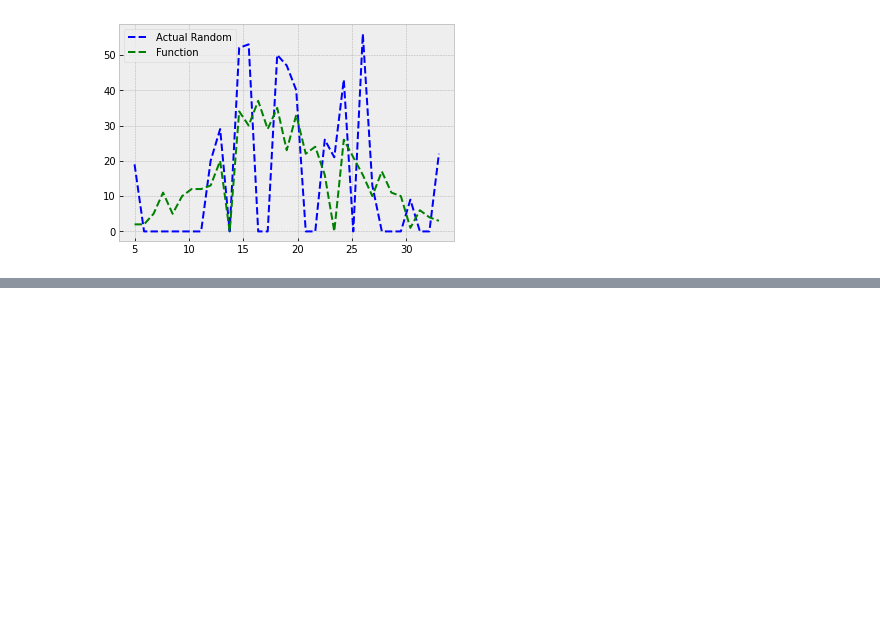
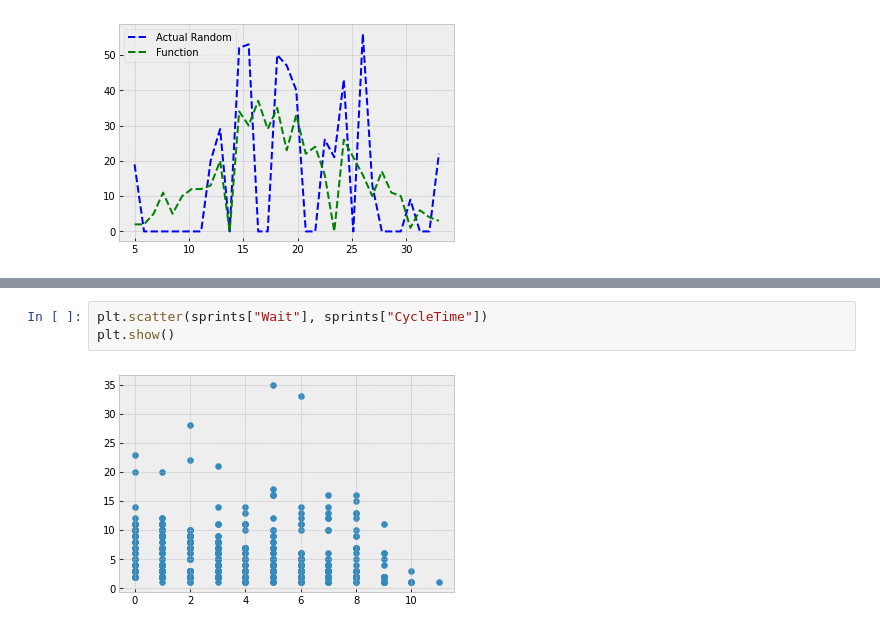
Before and after one commit to zkavtaskin/Lead-Time-Driven-Delivery-Simulation, a Jupyter notebook: Notebook/LittlePower.ipynb, the cells around one changed output, grey strips where cells are left out. Cells and saved outputs as stored; diff of their text form; blank space fills up the shorter version.

```diff
--- a/Notebook/LittlePower.ipynb
+++ b/Notebook/LittlePower.ipynb
@@ -307,0 +333,5 @@ plt.show()
+# %%
+plt.scatter(sprints["Wait"], sprints["CycleTime"])
+plt.show()
+# %% [output]
+[figure, added]
```
Also changed, not shown: parts of 5 cells of this notebook.
